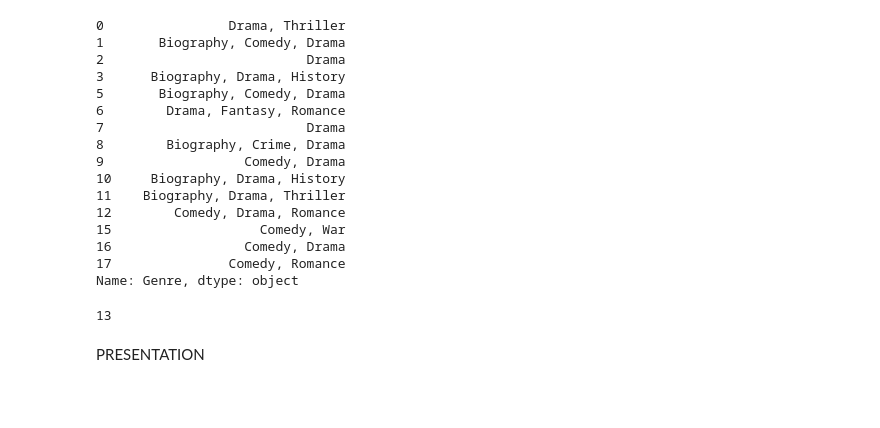
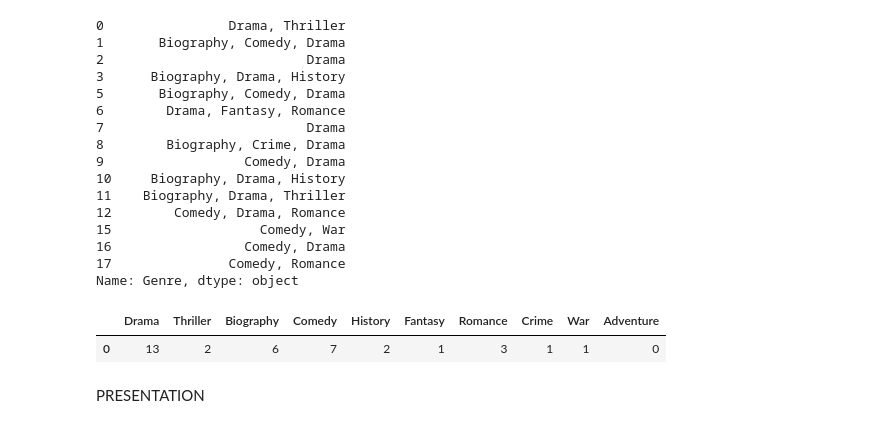
Before and after one commit to 3Grey6Jedi9/Data-Analysis-Project-08, a Jupyter notebook: movie_analysis.ipynb, the cells around one changed output. Cells and saved outputs as stored; diff of their text form; code cells hidden in the pictures; blank space fills up the shorter version.

```diff
--- a/movie_analysis.ipynb
+++ b/movie_analysis.ipynb
@@ -361,17 +361,23 @@ Name: Genre, dtype: object
 # %%
 drama = genre.str.count('Drama').sum()
 thriller = genre.str.count('Thriller').sum()
 biography = genre.str.count('Biography').sum()
 comedy = genre.str.count('Comedy').sum()
 history = genre.str.count('History').sum()
 fantasy = genre.str.count('Fantasy').sum()
 romance = genre.str.count('Romance').sum()
 crime = genre.str.count('Crime').sum()
 war = genre.str.count('War').sum()
+adventure = genre.str.count('Adventure').sum()
 
-Genre_Frequency =
+genre_frequency =pd.DataFrame({'Drama': [drama], 'Thriller': [thriller], 'Biography': [biography],
+                               'Comedy': [comedy], 'History': [history], 'Fantasy': [fantasy],
+                               'Romance':[romance],'Crime':[crime], 'War':[war],
+                               'Adventure':[adventure]})
+genre_frequency
 # %% [output]
-13
+|  | Drama | Thriller | Biography | Comedy | History | Fantasy | Romance | Crime | War | Adventure |
+| 0 | 13 | 2 | 6 | 7 | 2 | 1 | 3 | 1 | 1 | 0 |
 # %% [markdown]
 PRESENTATION
 # %% [markdown]
```
